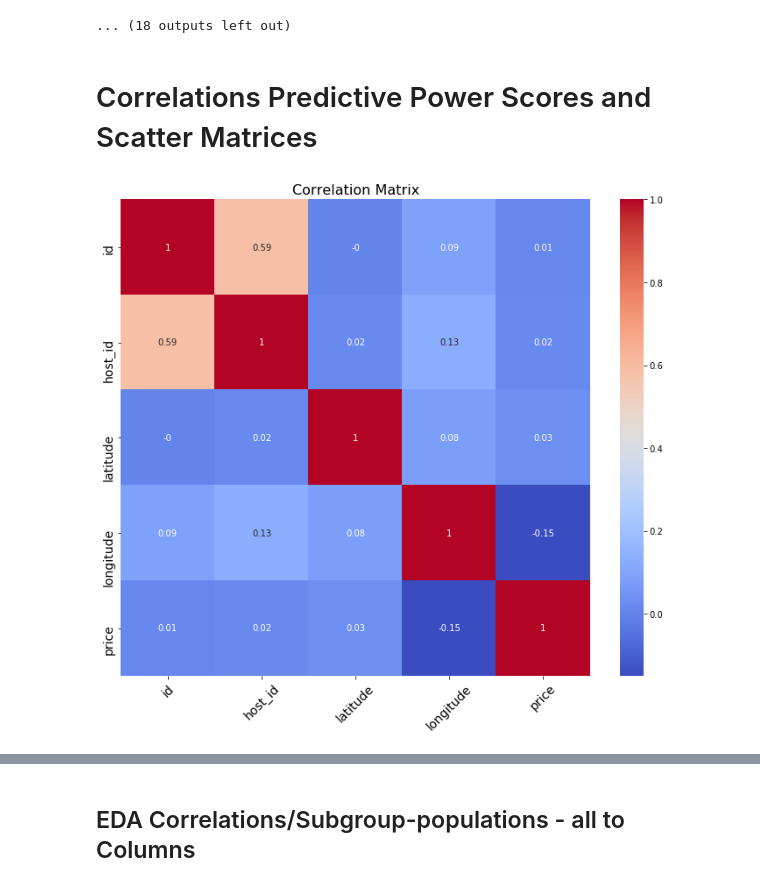
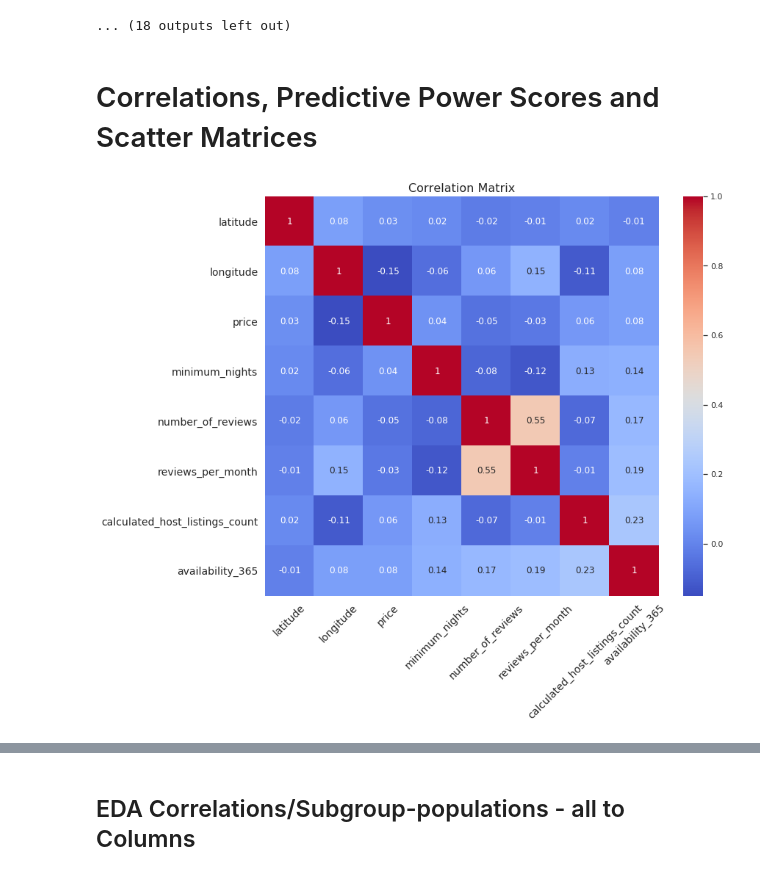
Before and after one commit to gefena/eda_utils, a Jupyter notebook: code/eda_example.ipynb, the cells around one changed output, grey strips where cells are left out. Saved outputs shown, nothing was run; the diff lists cells and outputs as text; code cells hidden in the pictures.

```diff
--- a/code/eda_example.ipynb
+++ b/code/eda_example.ipynb
@@ -212,11 +212,11 @@ top value counts:
 [figure]
 ... (18 outputs left out)
 # %% [markdown]
-# Correlations Predictive Power Scores and Scatter Matrices
+# Correlations, Predictive Power Scores and Scatter Matrices
 # %%
 # Correlation matrix
 col_numerical = list(data.select_dtypes([np.number]).columns)
-corrMatrix = data[col_numerical[:5]].corr().round(2)
+corrMatrix = data[col_numerical[2:]].corr().round(2)
 eda.plot_corrmatrix(corrMatrix, 'Correlation Matrix')
 # %% [output]
-[figure, old version]
+[figure, new version]
```
Also changed, not shown: parts of 23 cells of this notebook, 1 other file.
